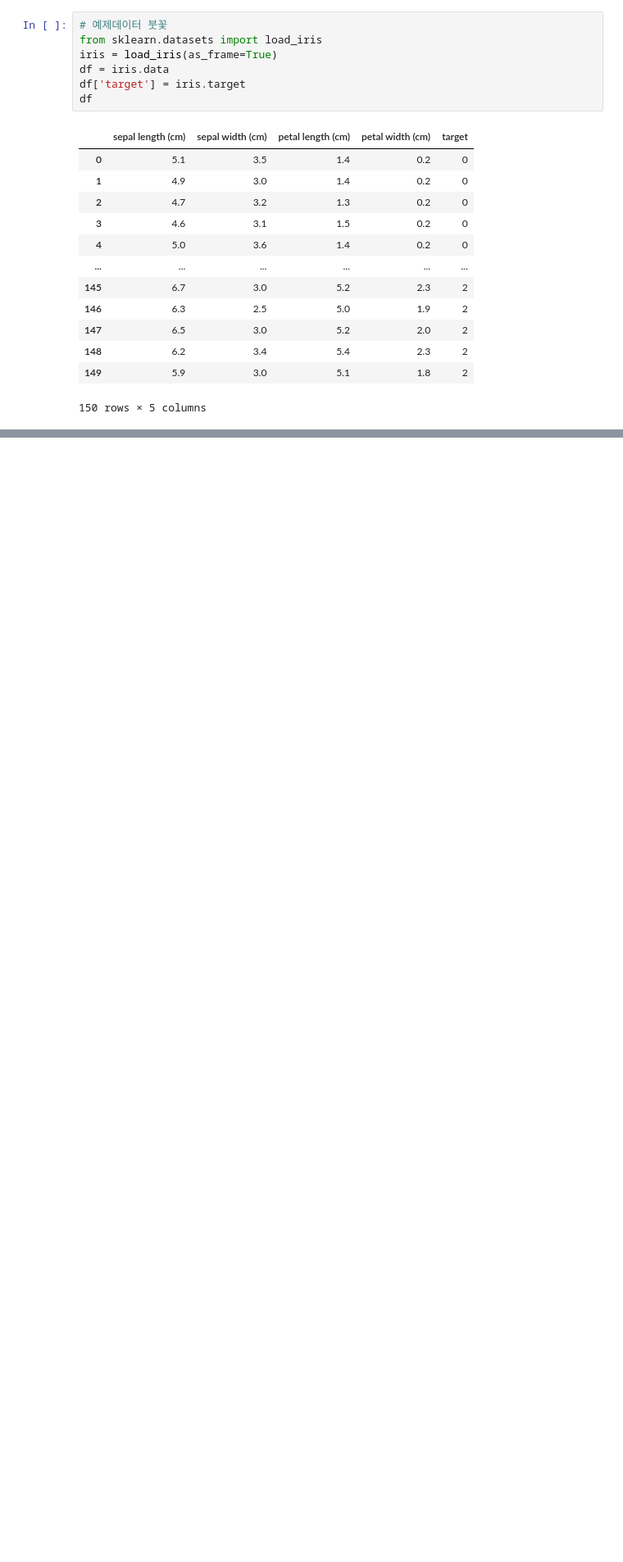
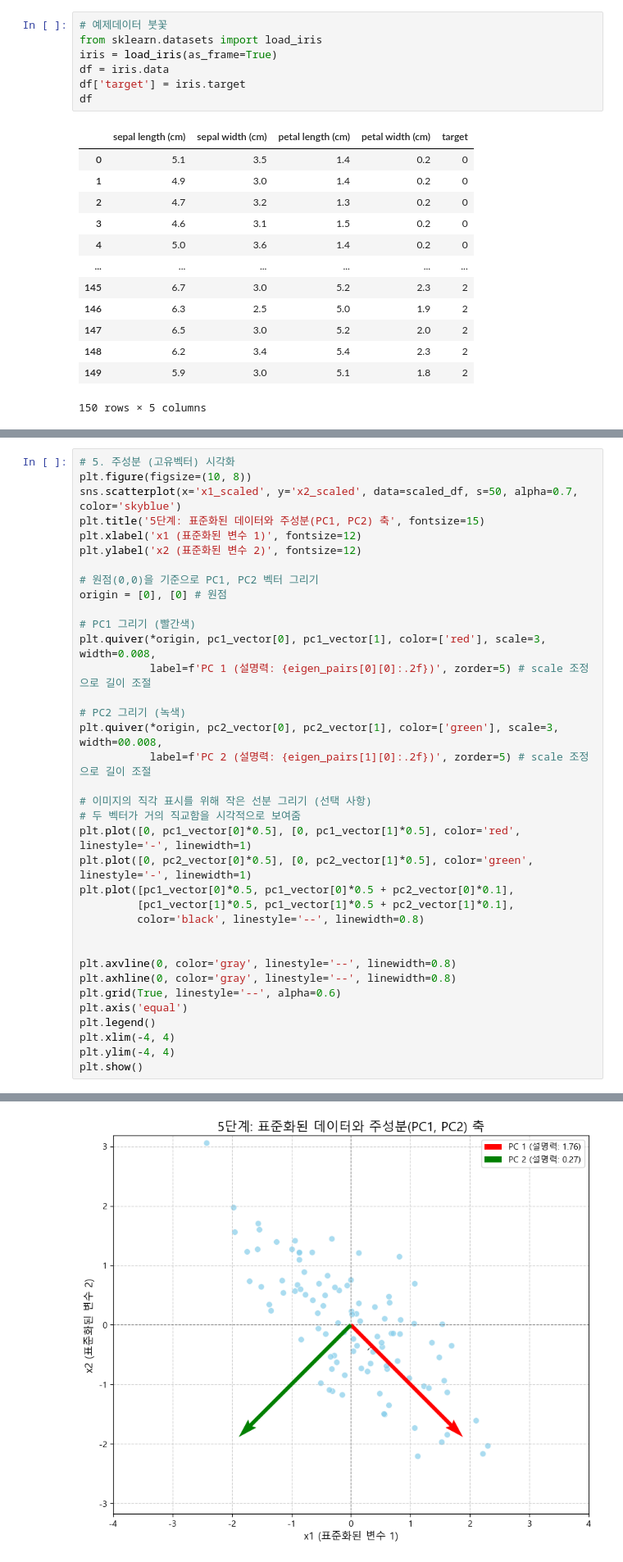
Before and after one commit to djdjdjdfh1/python_basic, a Jupyter notebook: marchine-learning/ml_pca.ipynb, the cells around one changed output, grey strips where cells are left out. Shown at 82% size. Drawn from its saved outputs; the diff is of its cells as text; blank space fills up the shorter version.

```diff
--- a/marchine-learning/ml_pca.ipynb
+++ b/marchine-learning/ml_pca.ipynb
@@ -61,0 +241,37 @@ df
+# %%
+# 5. 주성분 (고유벡터) 시각화
+plt.figure(figsize=(10, 8))
+sns.scatterplot(x='x1_scaled', y='x2_scaled', data=scaled_df, s=50, alpha=0.7, color='skyblue')
+plt.title('5단계: 표준화된 데이터와 주성분(PC1, PC2) 축', fontsize=15)
+plt.xlabel('x1 (표준화된 변수 1)', fontsize=12)
+plt.ylabel('x2 (표준화된 변수 2)', fontsize=12)
+
+# 원점(0,0)을 기준으로 PC1, PC2 벡터 그리기
+origin = [0], [0] # 원점
+
+# PC1 그리기 (빨간색)
+plt.quiver(*origin, pc1_vector[0], pc1_vector[1], color=['red'], scale=3, width=0.008,
+           label=f'PC 1 (설명력: {eigen_pairs[0][0]:.2f})', zorder=5) # scale 조정으로 길이 조절
+
+# PC2 그리기 (녹색)
+plt.quiver(*origin, pc2_vector[0], pc2_vector[1], color=['green'], scale=3, width=00.008,
+           label=f'PC 2 (설명력: {eigen_pairs[1][0]:.2f})', zorder=5) # scale 조정으로 길이 조절
+
+# 이미지의 직각 표시를 위해 작은 선분 그리기 (선택 사항)
+# 두 벡터가 거의 직교함을 시각적으로 보여줌
+plt.plot([0, pc1_vector[0]*0.5], [0, pc1_vector[1]*0.5], color='red', linestyle='-', linewidth=1)
+plt.plot([0, pc2_vector[0]*0.5], [0, pc2_vector[1]*0.5], color='green', linestyle='-', linewidth=1)
+plt.plot([pc1_vector[0]*0.5, pc1_vector[0]*0.5 + pc2_vector[0]*0.1],
+         [pc1_vector[1]*0.5, pc1_vector[1]*0.5 + pc2_vector[1]*0.1],
+         color='black', linestyle='--', linewidth=0.8)
+
+
+plt.axvline(0, color='gray', linestyle='--', linewidth=0.8)
+plt.axhline(0, color='gray', linestyle='--', linewidth=0.8)
+plt.grid(True, linestyle='--', alpha=0.6)
+plt.axis('equal')
+plt.legend()
+plt.xlim(-4, 4)
+plt.ylim(-4, 4)
+plt.show()
+# %% [output]
@@ -61,0 +279 @@ df
+[figure, added]
```
Also changed, not shown: parts of 20 cells of this notebook, 1 other file.
